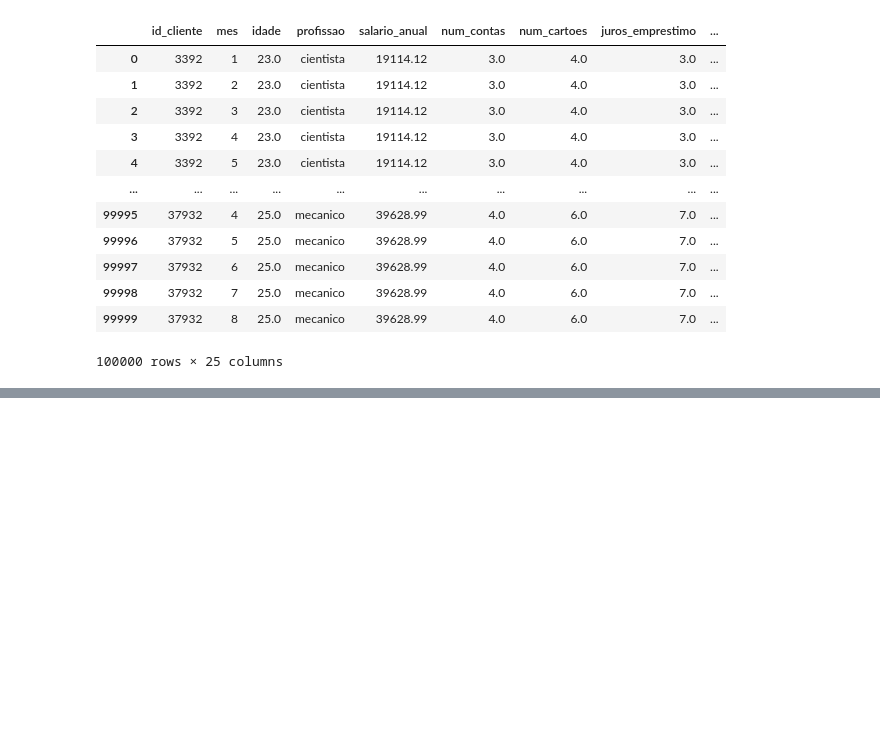
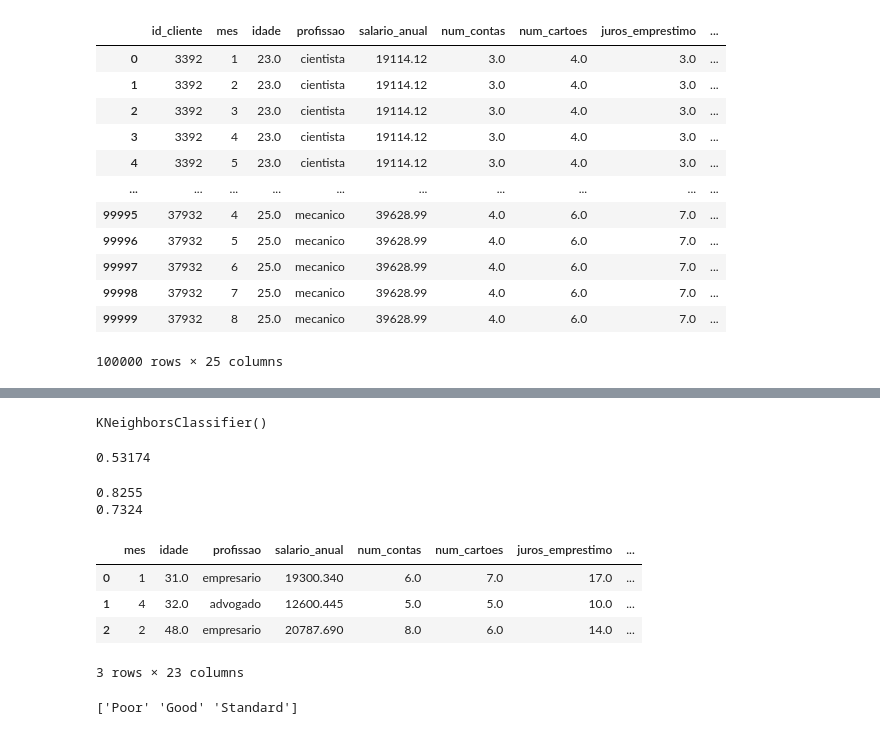
Before and after one commit to FelipeDeMoraes19/python_IA, a Jupyter notebook: inicial.ipynb, the cells around one changed output, grey strips where cells are left out. Drawn from its saved outputs; the diff is of its cells as text; code cells hidden in the pictures; blank space fills up the shorter version.

```diff
--- a/inicial.ipynb
+++ b/inicial.ipynb
@@ -47,0 +48,12 @@ Data columns (total 25 columns):
+# %%
+from sklearn.preprocessing import LabelEncoder
+
+codificador = LabelEncoder()
+
+tabela["profissao"] = codificador.fit_transform(tabela["profissao"])
+
+tabela["mix_credito"] = codificador.fit_transform(tabela["mix_credito"])
+
+tabela["comportamento_pagamento"] = codificador.fit_transform(tabela["comportamento_pagamento"])
+
+display(tabela.info())
@@ -47,0 +79,51 @@ Data columns (total 25 columns):
+# %%
+y = tabela["score_credito"]
+
+x = tabela.drop(columns=["id_cliente",  "score_credito"])
+
+from sklearn.model_selection import train_test_split
+
+x_treino, x_teste, y_treino, y_teste = train_test_split(x, y, test_size=0.3, random_state=1)
+# %%
+from sklearn.ensemble import RandomForestClassifier
+from sklearn.neighbors import KNeighborsClassifier
+
+modelo_arvore = RandomForestClassifier()
+modelo_knn = KNeighborsClassifier()
+
+modelo_arvore.fit(x_treino, y_treino)
+modelo_knn.fit(x_treino, y_treino)
+# %% [output]
+KNeighborsClassifier()
+# %%
+contagem_scores = tabela["score_credito"].value_counts()
+print(contagem_scores['Standard'] / sum(contagem_scores))
+# %% [output]
+0.53174
+# %%
+from sklearn.metrics import accuracy_score
+
+previsao_arvore = modelo_arvore.predict(x_teste)
+previsao_knn = modelo_knn.predict(x_teste.to_numpy())
+
+print(accuracy_score(y_teste, previsao_arvore))
+print(accuracy_score(y_teste, previsao_knn))
+# %% [output]
+0.8255
+0.7324
+# %%
+novos_clientes = pd.read_csv("novos_clientes.csv")
+display(novos_clientes)
+for coluna in novos_clientes.columns:
+    if novos_clientes[coluna].dtype == "object" and coluna != "score_credito":
+        novos_clientes[coluna] = codificador.fit_transform(novos_clientes[coluna])
+
+previsoes = modelo_arvore.predict(novos_clientes)
+print(previsoes)
+# %% [output]
+|  | mes | idade | profissao | salario_anual | num_contas | num_cartoes | juros_emprestimo | ... |
+| 0 | 1 | 31.0 | empresario | 19300.340 | 6.0 | 7.0 | 17.0 | ... |
+| 1 | 4 | 32.0 | advogado | 12600.445 | 5.0 | 5.0 | 10.0 | ... |
+| 2 | 2 | 48.0 | empresario | 20787.690 | 8.0 | 6.0 | 14.0 | ... |
+3 rows × 23 columns
+['Poor' 'Good' 'Standard']
```
Also changed, not shown: parts of 4 cells of this notebook.
